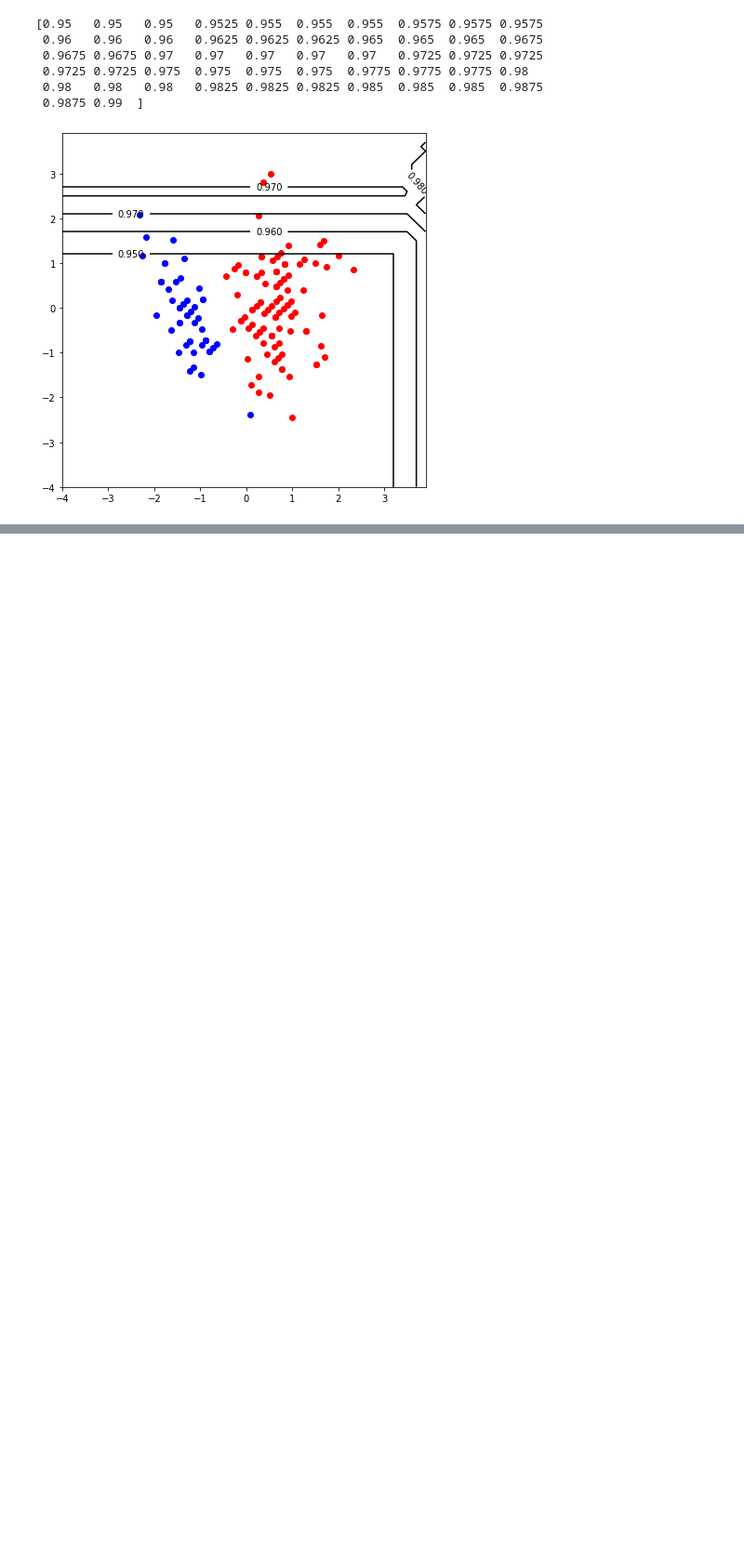
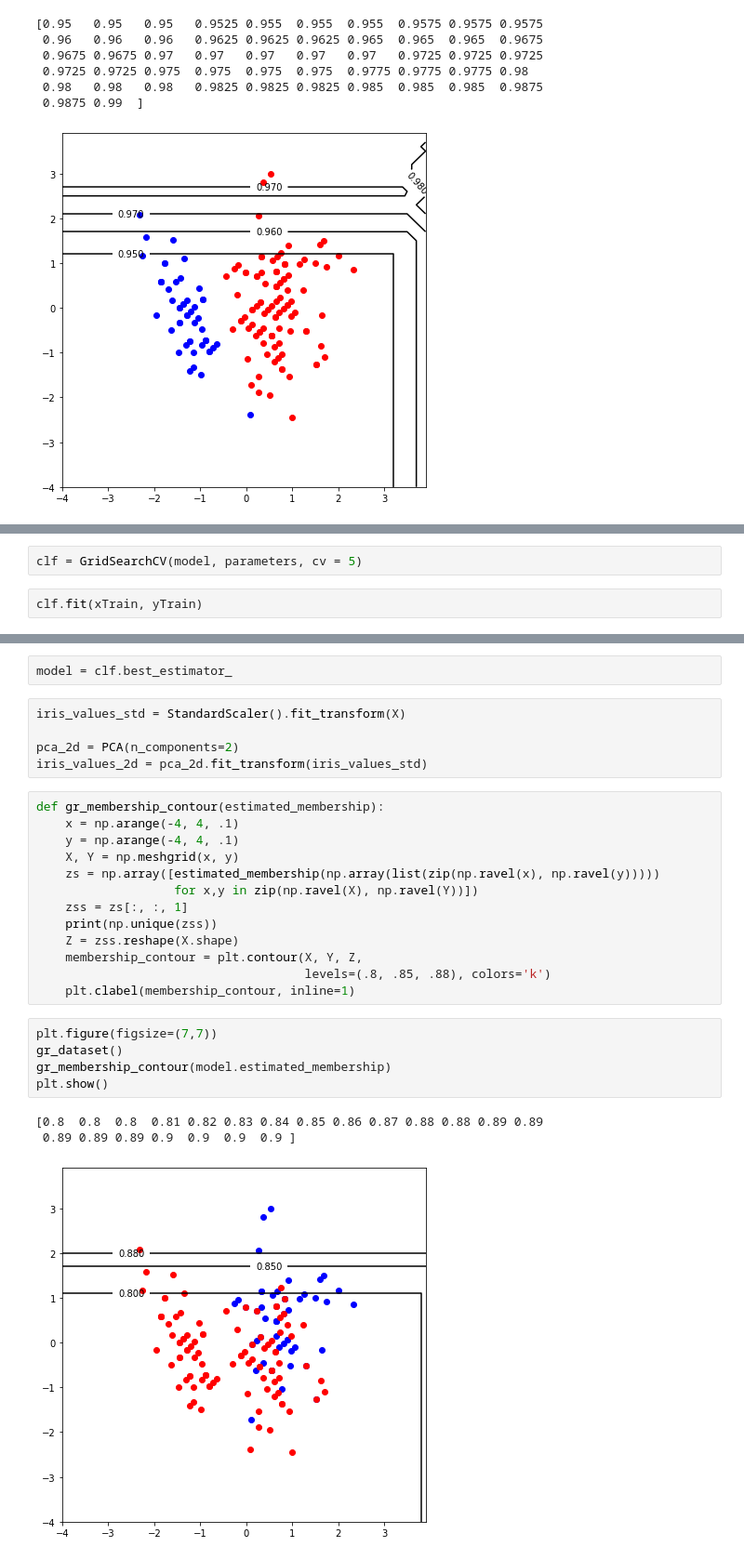
Before and after one commit to ritafolisi/Tirocinio, a Jupyter notebook: Visualizzazione-GFMM.ipynb, the cells around one changed output, grey strips where cells are left out. Shown: that part at 93% size. Drawn from its saved outputs; the diff is of its cells as text; blank space fills up the shorter version.

Commit message:
Aggiunta visualizzazione GFMM e nuovo metodo anfis

```diff
--- a/Visualizzazione-GFMM.ipynb
+++ b/Visualizzazione-GFMM.ipynb
@@ -92,0 +111,4 @@ plt.show()
+# %%
+clf = GridSearchCV(model, parameters, cv = 5)
+# %%
+clf.fit(xTrain, yTrain)
@@ -92,0 +123,29 @@ plt.show()
+# %%
+model = clf.best_estimator_
+# %%
+iris_values_std = StandardScaler().fit_transform(X)
+
+pca_2d = PCA(n_components=2)
+iris_values_2d = pca_2d.fit_transform(iris_values_std)
+# %%
+def gr_membership_contour(estimated_membership):
+    x = np.arange(-4, 4, .1)
+    y = np.arange(-4, 4, .1)
+    X, Y = np.meshgrid(x, y)
+    zs = np.array([estimated_membership(np.array(list(zip(np.ravel(x), np.ravel(y)))))
+                   for x,y in zip(np.ravel(X), np.ravel(Y))])
+    zss = zs[:, :, 1]
+    print(np.unique(zss))
+    Z = zss.reshape(X.shape)
+    membership_contour = plt.contour(X, Y, Z,
+                                     levels=(.8, .85, .88), colors='k')
+    plt.clabel(membership_contour, inline=1)
+# %%
+plt.figure(figsize=(7,7))
+gr_dataset()
+gr_membership_contour(model.estimated_membership)
+plt.show()
+# %% [output]
+[0.8  0.8  0.8  0.81 0.82 0.83 0.84 0.85 0.86 0.87 0.88 0.88 0.89 0.89
+ 0.89 0.89 0.89 0.9  0.9  0.9  0.9 ]
+[figure, added]
```
Also changed, not shown: parts of 13 cells of this notebook, 25 other files.
